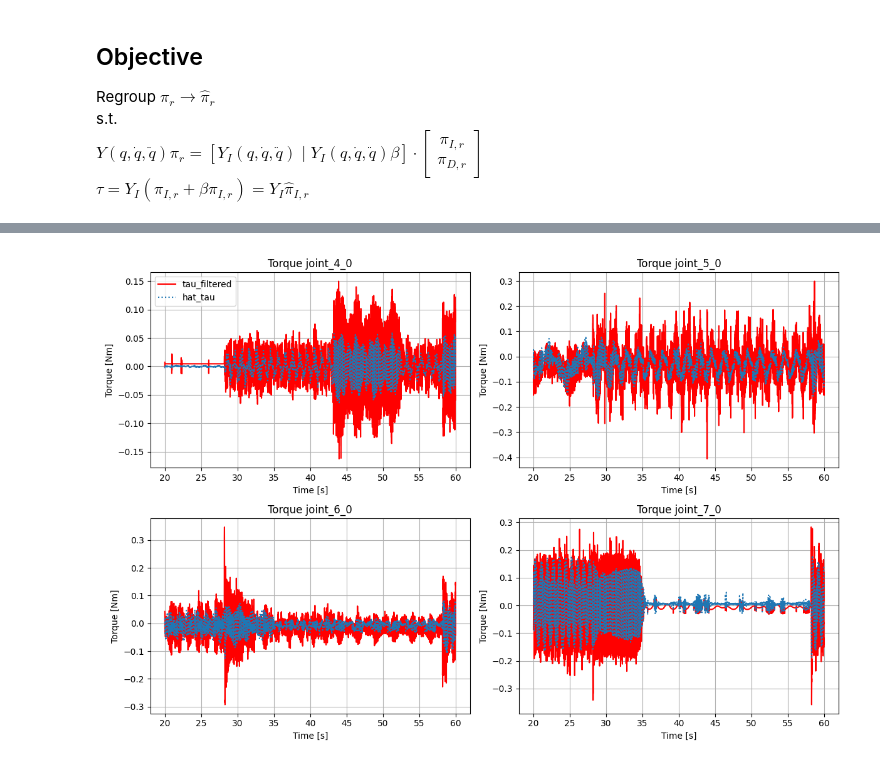
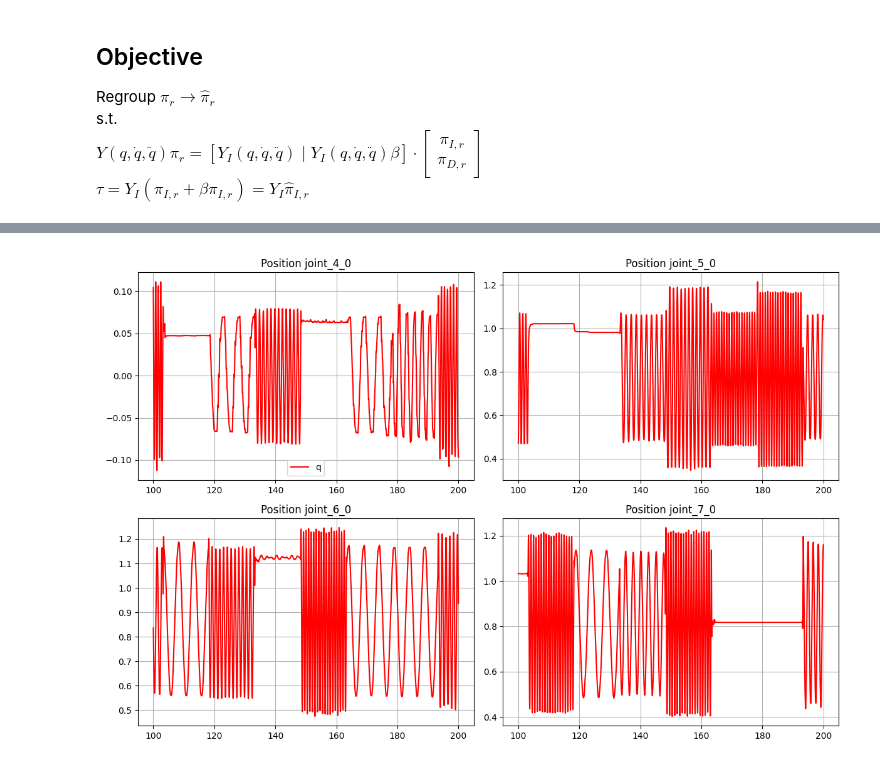
Before and after one commit to LeonardoMarcello/allegro_hand_ros2, a Jupyter notebook: Python/Base Inertial Parameters.ipynb, the cells around one changed output, grey strips where cells are left out. Drawn from its saved outputs; the diff is of its cells as text; code cells hidden in the pictures.

Commit message:
base parameters estim

```diff
--- a/Python/Base Inertial Parameters.ipynb
+++ b/Python/Base Inertial Parameters.ipynb
@@ -380,17 +395 @@ def S(k, n):
     return S
-# %%
-# Denavit-Hartenberg parameters
-DH = { 'joints':[0,         0,      0,      0], # 0: revolute, 1: prismatic
-       'a':     [0,         0,      0.431,  0.38],
-       'alpha': [0,        np.pi/2,  0,      0],
-       'd':     [0.17,      0,      0,      0],
-       'theta': [np.pi,   np.pi/2,  0,      0]}
-i = 0
-iminus_L_i = Lambda(DH['alpha'][i], DH['a'][i], DH['d'][i], DH['theta'][i])
-#                           m,                               cx,cy,        cz,                             I_xx,I_xy,I_xz,               I_yy,                            I_yz,I_zz,    |     pi_r
-H_iminus = np.hstack([iminus_L_i[:,0].reshape(-1, 1),  np.zeros((10,2)),iminus_L_i[:,3].reshape(-1, 1),  np.zeros((10,3)),(iminus_L_i[:,4] + iminus_L_i[:,7]).reshape(-1, 1),np.zeros((10,2)), np.eye(10)])
-print(np.array2string(H_iminus[:,0:10],
-                      precision=3,      # number of decimals
-                      floatmode='fixed',
-                      suppress_small=True))
-print(dir(thunder_ahand))
@@ -1286,9 +1997,9 @@ for i in range(len(t_log)):
     #q =q_log[i,:]
     #dq = qd_log[i,:]
     #ddq = qdd_log[i,:]
-    q = q_kf_filt[i,:]
-    dq = qd_kf_filt[i,:]
-    ddq = qdd_kf_filt[i,:]
+    q = q_filt[i,:]
+    dq = qd_filt[i,:]
+    ddq = qdd_filt[i,:]
 
     thunder_ahand.set_q(q)
     thunder_ahand.set_dq(dq)
@@ -1299,14 +2010,54 @@ for i in range(len(t_log)):
     # add friction damping and static
     Y_d = np.diag(dq.flatten())
     Y_s = np.diag((2/(1+np.exp(-20*dq)) - 1).flatten())
+    # add rotor inertia
+    Y_Ir = np.diag(ddq.flatten())
+
     Y = np.hstack([Y_hat, Y_d, Y_s])
 
     tau_est = np.array(Y @ hat_Pi).flatten()
-    delta_tau.append(tau_log[i,:] - tau_est)
+    delta_tau.append(tau_filt[i,:] - tau_est)
 delta_tau = np.array(delta_tau)
+
+
+rmse = np.sqrt(np.mean(np.sum(delta_tau**2, axis=1))) # RMSE = Sqrt{ 1/M Sum{||e||_2}  }
+print(f"RMSE: {rmse} Nm" )
 
 # =========================================================================================================================== Plot
 # --- 1. Plot joint trajectories ---
+plt.figure(figsize=(12,8))
+for i in range(4):
+    plt.subplot(2,2,i+1)
+    plt.plot(t_log, q_log[:,i], 'r', label='q')
+    plt.title(f'Position {JOINT_NAMES[i]}')
+    plt.grid(True)
+    if i==0:
+        plt.legend()
+plt.tight_layout()
+plt.show()
+plt.figure(figsize=(12,8))
+for i in range(4):
+    plt.subplot(2,2,i+1)
+    plt.plot(t_log, qd_log[:,i], 'r', label='dq')
+    plt.title(f'Velocity {JOINT_NAMES[i]}')
+    plt.grid(True)
+    if i==0:
+        plt.legend()
+plt.tight_layout()
+plt.show()
+plt.figure(figsize=(12,8))
+for i in range(4):
+    plt.subplot(2,2,i+1)
+    plt.plot(t_log, qdd_filt[:,i], 'r', label='ddq')
+    plt.title(f'Acceleration {JOINT_NAMES[i]}')
+    plt.grid(True)
+    if i==0:
+        plt.legend()
+plt.tight_layout()
+plt.show()
+
+
+# --- 1. Plot tau ---
 plt.figure(figsize=(12,8))
 for i in range(4):
     plt.subplot(2,2,i+1)
@@ -1321,18 +2072,4 @@ for i in range(4):
         plt.legend()
 plt.tight_layout()
 plt.show(block=False)
-
-# --- 3. Plot delta torques ---
-plt.figure(figsize=(12,8))
-for i in range(4):
-    plt.subplot(2,2,i+1)
-    plt.plot(t_log, delta_tau[:,i], label = 'delta_tau')
-    plt.xlabel('Time [s]')
-    plt.ylabel('Torque [Nm]')
-    plt.title(f'Residual Torque {JOINT_NAMES[i]}')
-    plt.grid(True)
-    if i==0:
-        plt.legend()
-plt.tight_layout()
-plt.show(block=False)
 # %% [output]
@@ -1339 +2077 @@ plt.show(block=False)
-[figure, old version]
+[figure, new version]
```
Also changed, not shown: parts of 22 cells of this notebook, 14 other files.
